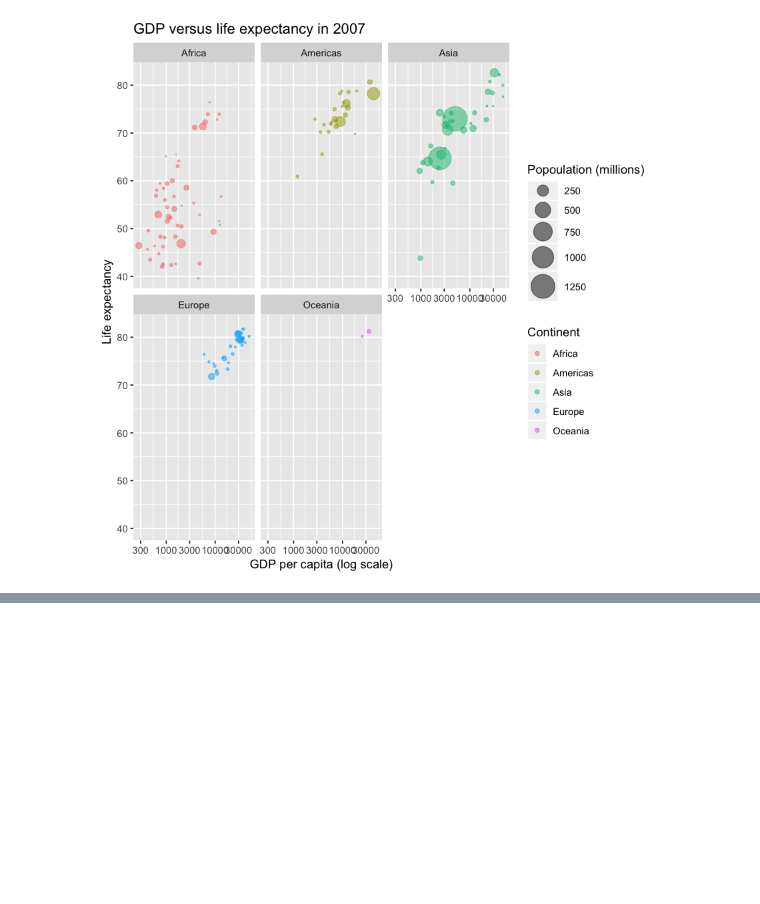
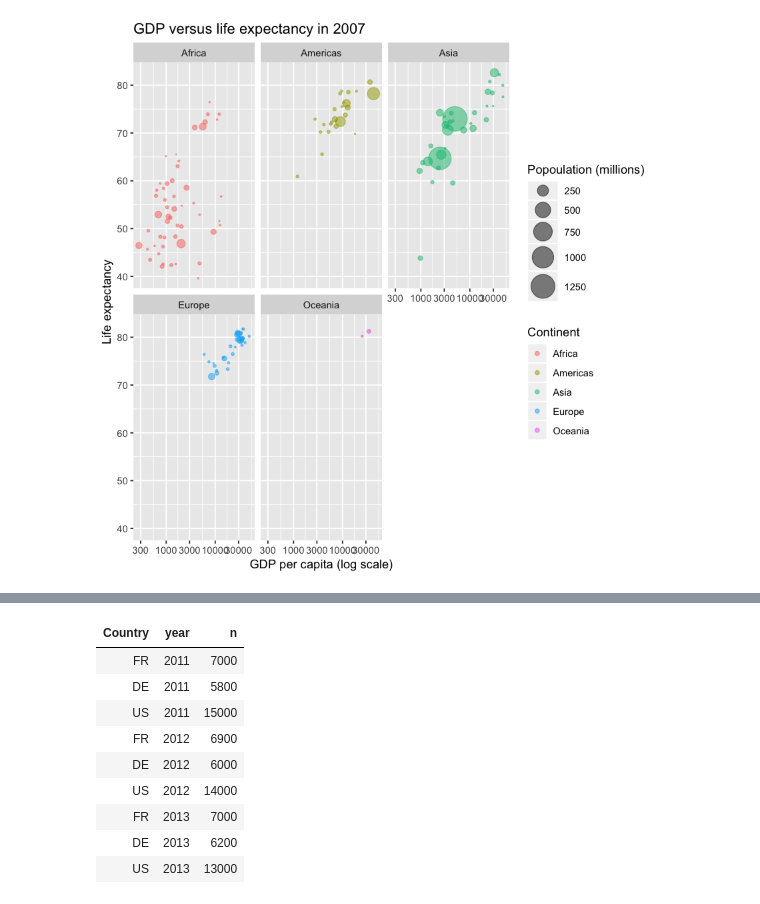
Before and after one commit to amendelson/usc-course-spring-2019, a Jupyter notebook: week10/Untitled.ipynb, the cells around one changed output, grey strips where cells are left out. Saved outputs shown, nothing was run; the diff lists cells and outputs as text; code cells hidden in the pictures; blank space fills up the shorter version.

```diff
--- a/week10/Untitled.ipynb
+++ b/week10/Untitled.ipynb
@@ -79,0 +98,13 @@ ggplot(gapminder_2007, aes(x = gdpPercap, y = lifeExp, color = continent, size =
+# %%
+cases %>% gather(key = "year", value = "n", 2:4)
+# %% [output]
+| Country | year | n |
+| FR | 2011 | 7000 |
+| DE | 2011 | 5800 |
+| US | 2011 | 15000 |
+| FR | 2012 | 6900 |
+| DE | 2012 | 6000 |
+| US | 2012 | 14000 |
+| FR | 2013 | 7000 |
+| DE | 2013 | 6200 |
+| US | 2013 | 13000 |
```
Also changed, not shown: parts of 5 cells of this notebook, 7 other files.
